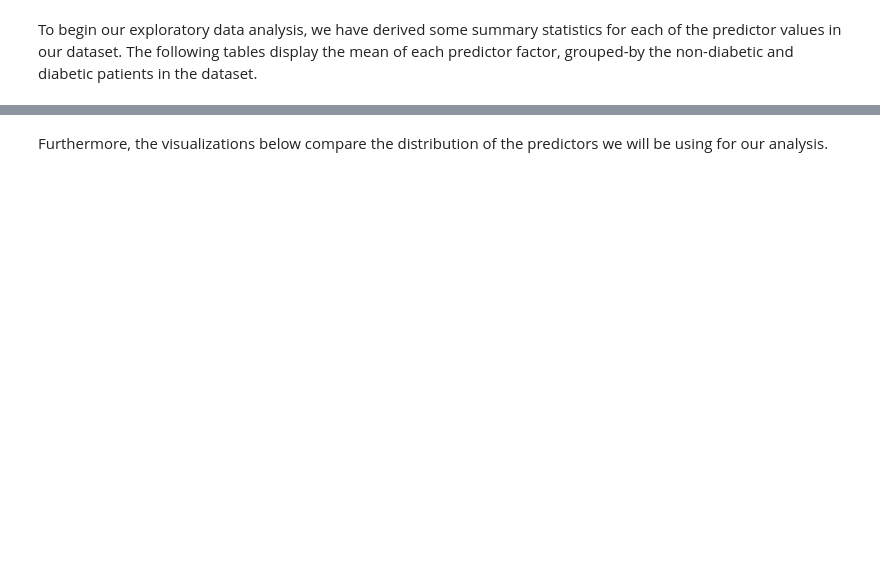
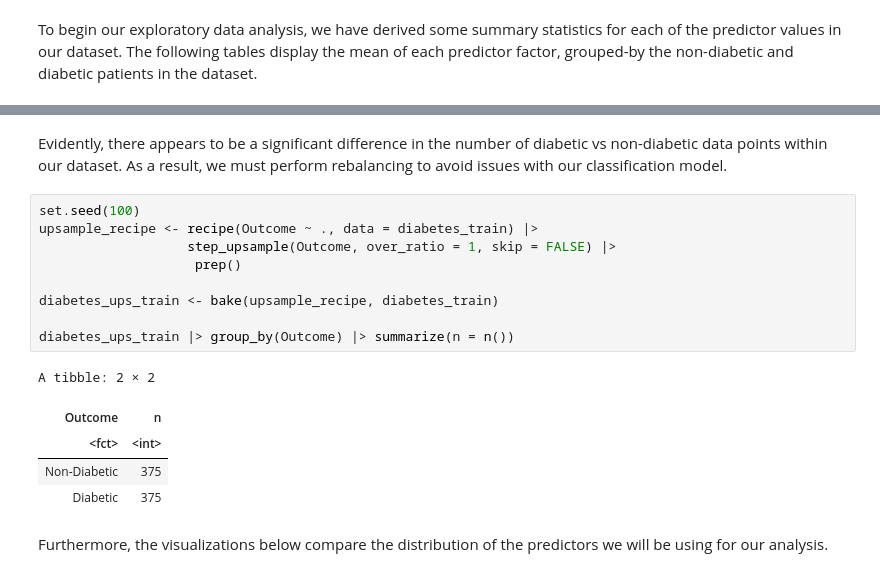
Before and after one commit to ktran003/dsci_100_project, a Jupyter notebook: project_report.ipynb, the cells around one changed output, grey strips where cells are left out. Drawn from its saved outputs; the diff is of its cells as text; blank space fills up the shorter version.

Commit message:
Added set.seed to each code block and balanced outcomes.

```diff
--- a/project_report.ipynb
+++ b/project_report.ipynb
@@ -89,3 +103,20 @@ A tibble: 2 × 11
+# %% [markdown]
+Evidently, there appears to be a significant difference in the number of diabetic vs non-diabetic data points within our dataset. As a result, we must perform rebalancing to avoid issues with our classification model.
+# %%
+set.seed(100)
+upsample_recipe <- recipe(Outcome ~ ., data = diabetes_train) |>
+                   step_upsample(Outcome, over_ratio = 1, skip = FALSE) |>
+                    prep()
+
+diabetes_ups_train <- bake(upsample_recipe, diabetes_train)
+
+diabetes_ups_train |> group_by(Outcome) |> summarize(n = n())
+# %% [output]
+A tibble: 2 × 2
+| Outcome | n |
+| <fct> | <int> |
+| Non-Diabetic | 375 |
+| Diabetic | 375 |
 # %% [markdown]
 Furthermore, the visualizations below compare the distribution of the predictors we will be using for our analysis.
 # %%
```
Also changed, not shown: parts of 4 cells of this notebook.
